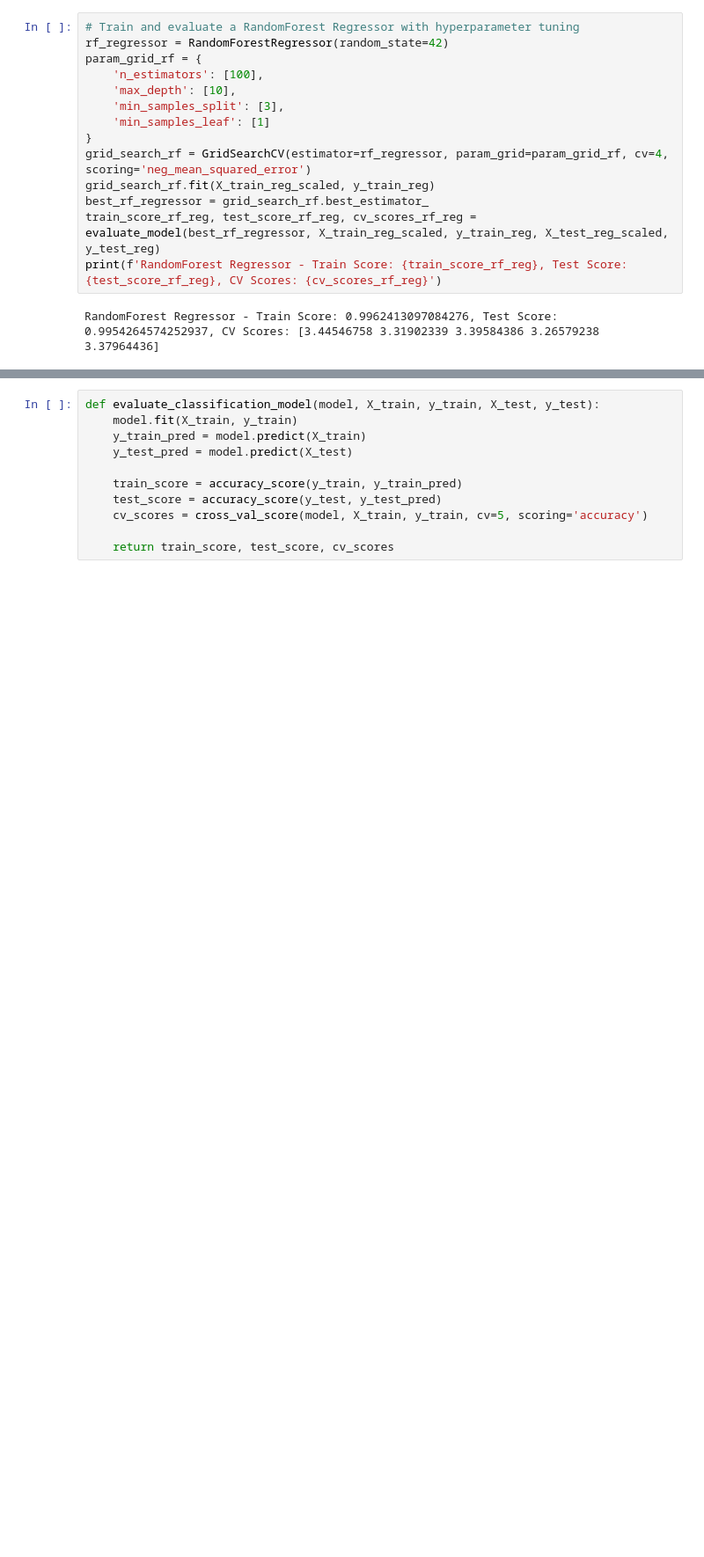
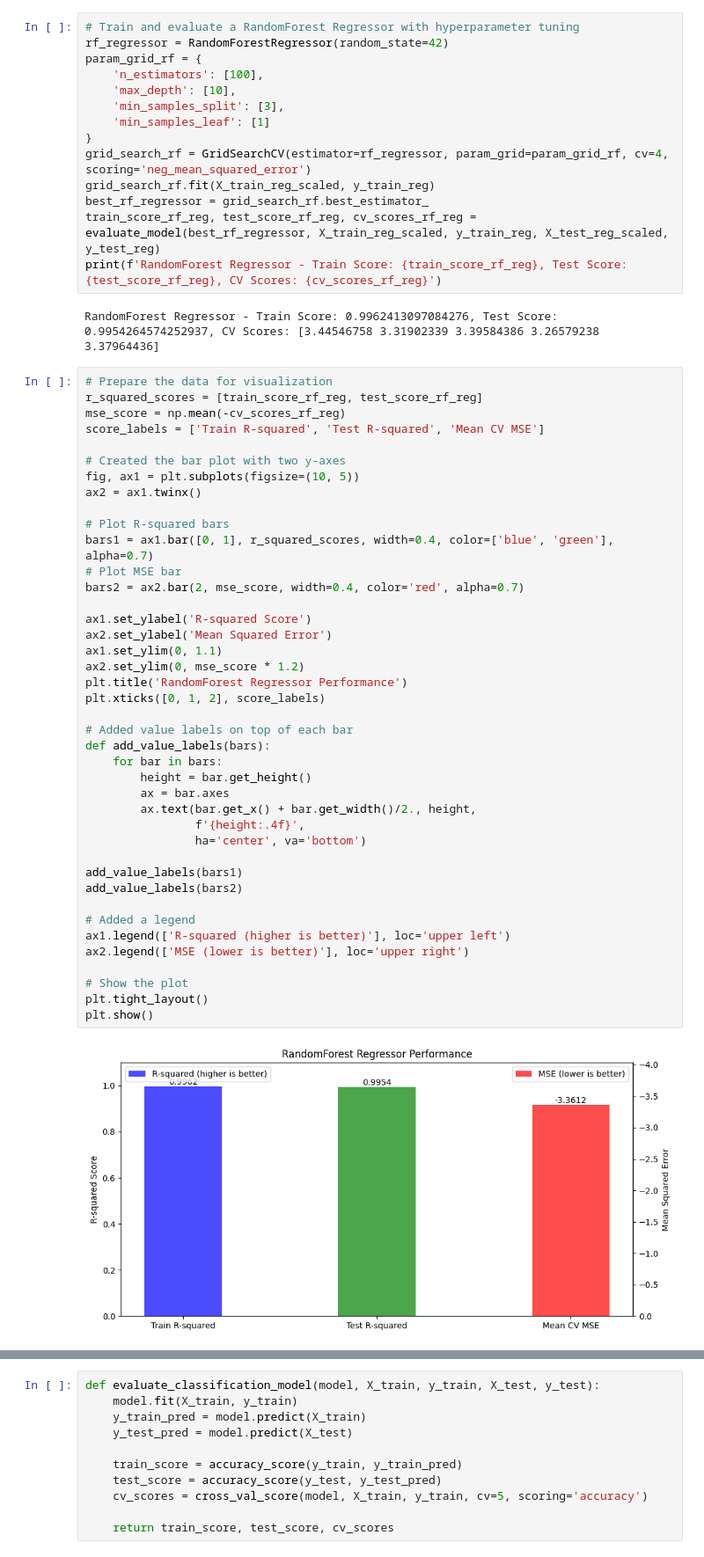
Before and after one commit to wamaithajoy/Wapi_Daktari, a Jupyter notebook: notebooks/2_Model_Training.ipynb, the cells around one changed output, grey strips where cells are left out. Shown at 88% size. Cells and saved outputs as stored; diff of their text form; blank space fills up the shorter version.

```diff
--- a/notebooks/2_Model_Training.ipynb
+++ b/notebooks/2_Model_Training.ipynb
@@ -178,3 +171,46 @@ train_score_rf_reg, test_score_rf_reg, cv_scores_rf_reg = evaluate_model(best_rf
 print(f'RandomForest Regressor - Train Score: {train_score_rf_reg}, Test Score: {test_score_rf_reg}, CV Scores: {cv_scores_rf_reg}')
 # %% [output]
 RandomForest Regressor - Train Score: 0.9962413097084276, Test Score: 0.9954264574252937, CV Scores: [3.44546758 3.31902339 3.39584386 3.26579238 3.37964436]
+# %%
+# Prepare the data for visualization
+r_squared_scores = [train_score_rf_reg, test_score_rf_reg]
+mse_score = np.mean(-cv_scores_rf_reg)
+score_labels = ['Train R-squared', 'Test R-squared', 'Mean CV MSE']
+
+# Created the bar plot with two y-axes
+fig, ax1 = plt.subplots(figsize=(10, 5))
+ax2 = ax1.twinx()
+
+# Plot R-squared bars
+bars1 = ax1.bar([0, 1], r_squared_scores, width=0.4, color=['blue', 'green'], alpha=0.7)
+# Plot MSE bar
+bars2 = ax2.bar(2, mse_score, width=0.4, color='red', alpha=0.7)
+
+ax1.set_ylabel('R-squared Score')
+ax2.set_ylabel('Mean Squared Error')
+ax1.set_ylim(0, 1.1)
+ax2.set_ylim(0, mse_score * 1.2)
+plt.title('RandomForest Regressor Performance')
+plt.xticks([0, 1, 2], score_labels)
+
+# Added value labels on top of each bar
+def add_value_labels(bars):
+    for bar in bars:
+        height = bar.get_height()
+        ax = bar.axes
+        ax.text(bar.get_x() + bar.get_width()/2., height,
+                f'{height:.4f}',
+                ha='center', va='bottom')
+
+add_value_labels(bars1)
+add_value_labels(bars2)
+
+# Added a legend
+ax1.legend(['R-squared (higher is better)'], loc='upper left')
+ax2.legend(['MSE (lower is better)'], loc='upper right')
+
+# Show the plot
+plt.tight_layout()
+plt.show()
+# %% [output]
+[figure, added]
```
Also changed, not shown: parts of 23 cells of this notebook, 3 other files.
